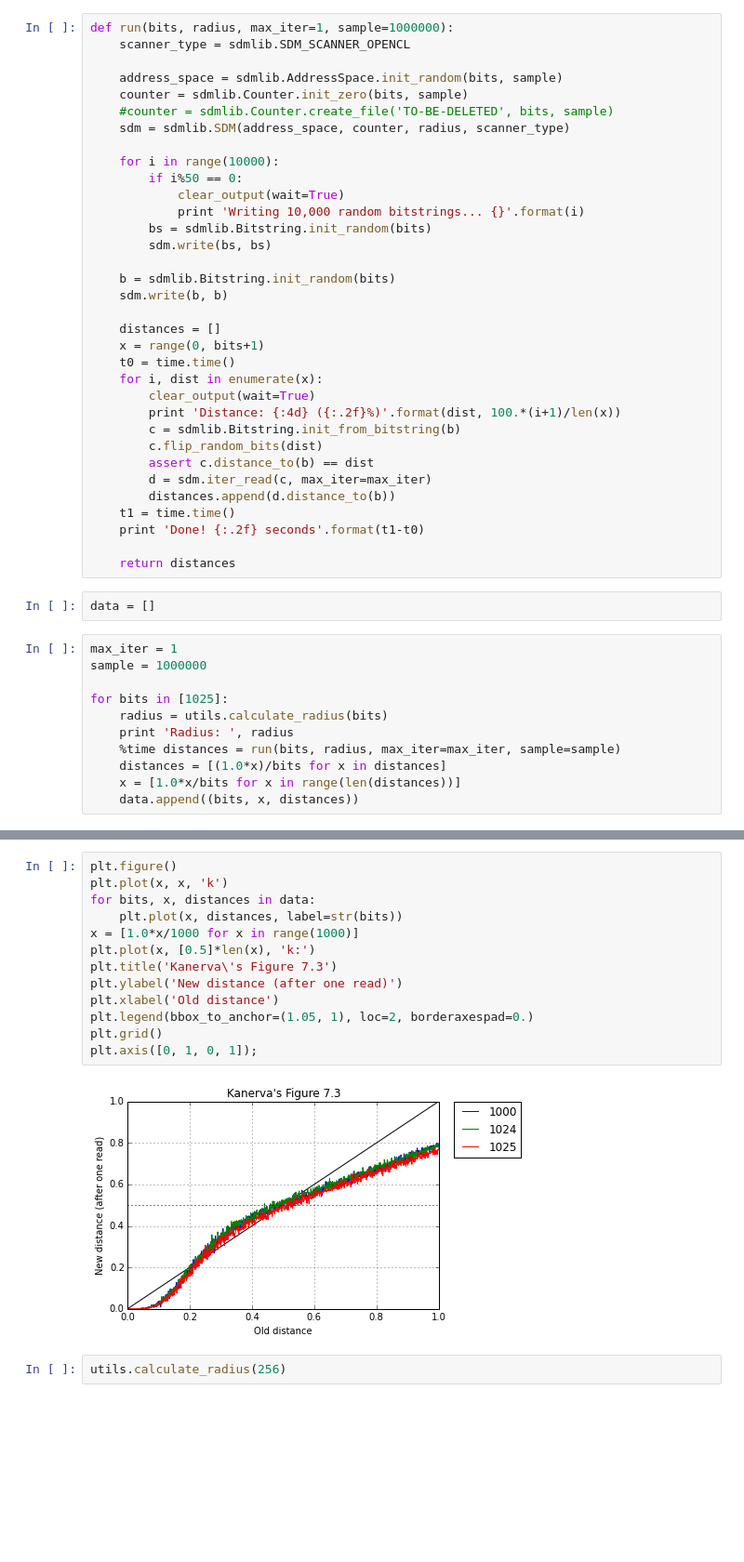
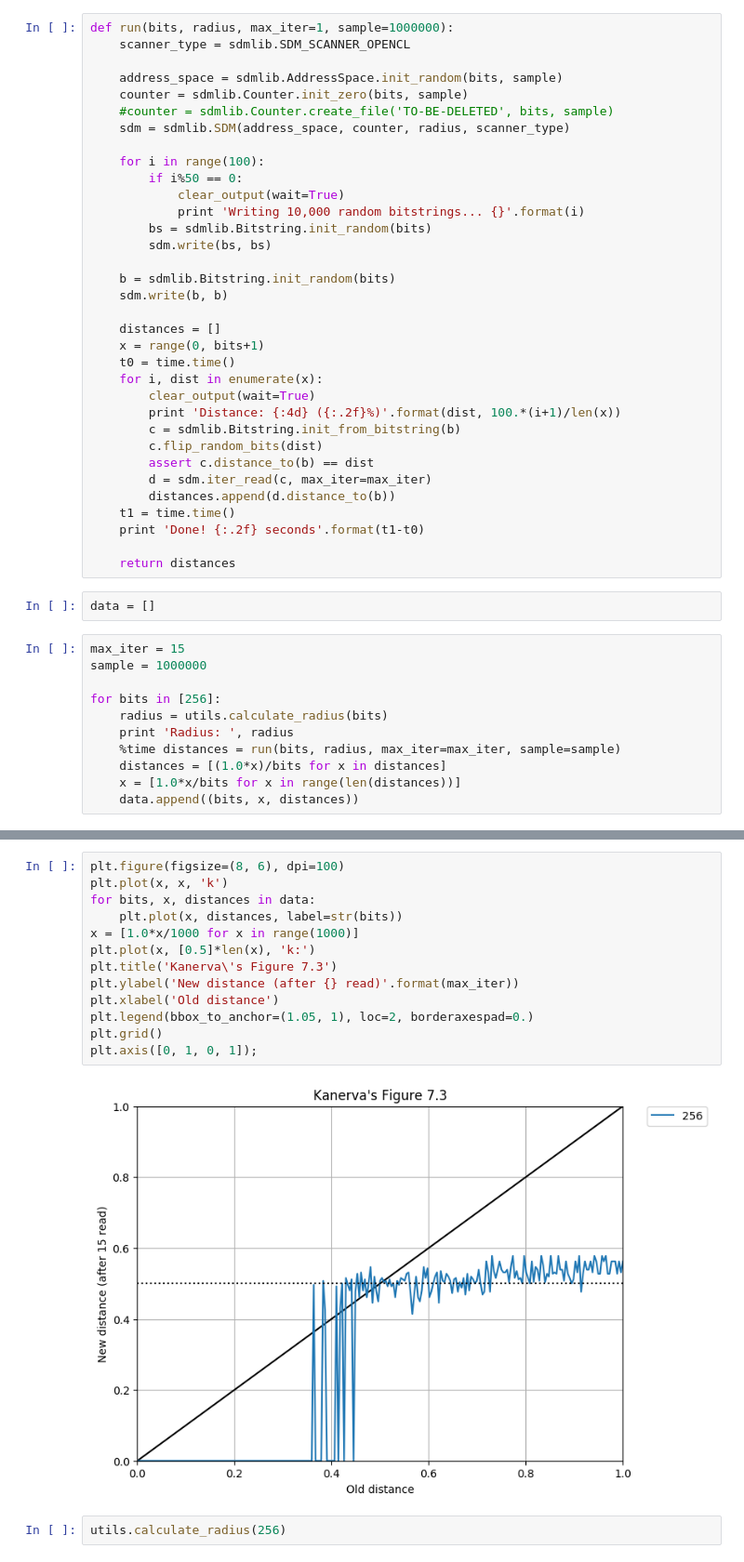
Before and after one commit to msbrogli/sdm-framework, a Jupyter notebook: docs/notebooks/Kanerva-Table-7.3 - Multiple dimensions.ipynb, the cells around one changed output, grey strips where cells are left out. Shown at 93% size. Drawn from its saved outputs; the diff is of its cells as text; blank space fills up the shorter version.

```diff
--- a/docs/notebooks/Kanerva-Table-7.3 - Multiple dimensions.ipynb
+++ b/docs/notebooks/Kanerva-Table-7.3 - Multiple dimensions.ipynb
@@ -17,7 +17,7 @@ def run(bits, radius, max_iter=1, sample=1000000):
     #counter = sdmlib.Counter.create_file('TO-BE-DELETED', bits, sample)
     sdm = sdmlib.SDM(address_space, counter, radius, scanner_type)
 
-    for i in range(10000):
+    for i in range(100):
         if i%50 == 0:
             clear_output(wait=True)
             print 'Writing 10,000 random bitstrings... {}'.format(i)
@@ -45,10 +45,10 @@ def run(bits, radius, max_iter=1, sample=1000000):
 # %%
 data = []
 # %%
-max_iter = 1
+max_iter = 15
 sample = 1000000
 
-for bits in [1025]:
+for bits in [256]:
     radius = utils.calculate_radius(bits)
     print 'Radius: ', radius
     %time distances = run(bits, radius, max_iter=max_iter, sample=sample)
@@ -63,18 +63,18 @@ Wall time: 1min 56s
 # %%
-plt.figure()
+plt.figure(figsize=(8, 6), dpi=100)
 plt.plot(x, x, 'k')
 for bits, x, distances in data:
     plt.plot(x, distances, label=str(bits))
 x = [1.0*x/1000 for x in range(1000)]
 plt.plot(x, [0.5]*len(x), 'k:')
 plt.title('Kanerva\'s Figure 7.3')
-plt.ylabel('New distance (after one read)')
+plt.ylabel('New distance (after {} read)'.format(max_iter))
 plt.xlabel('Old distance')
 plt.legend(bbox_to_anchor=(1.05, 1), loc=2, borderaxespad=0.)
 plt.grid()
 plt.axis([0, 1, 0, 1]);
 # %% [output]
-[figure, old version]
+[figure, new version]
 # %%
 utils.calculate_radius(256)
 # %%
```
Also changed, not shown: parts of 1 cell of this notebook, 3 other files.
